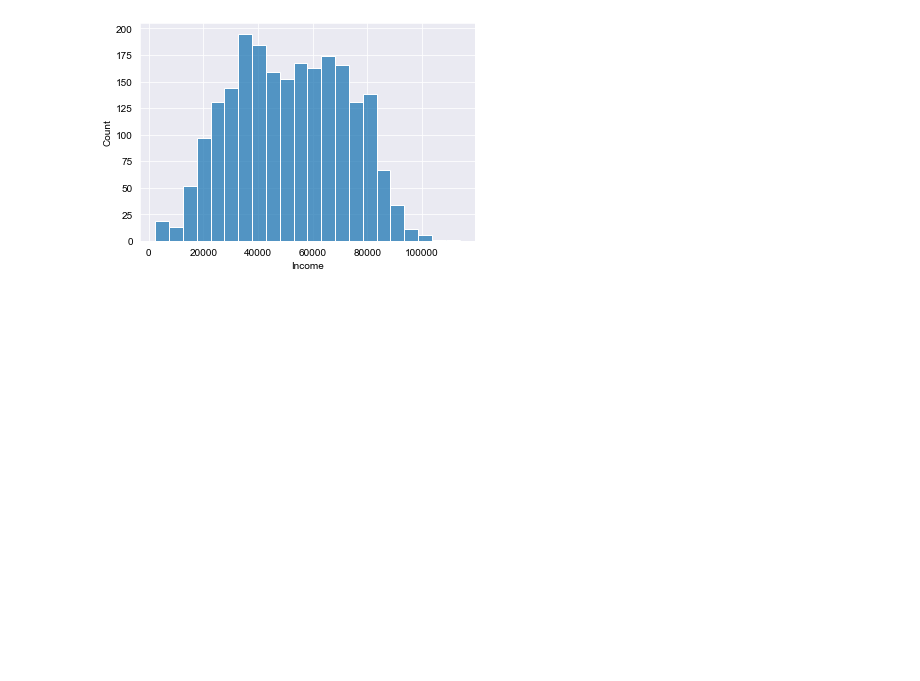
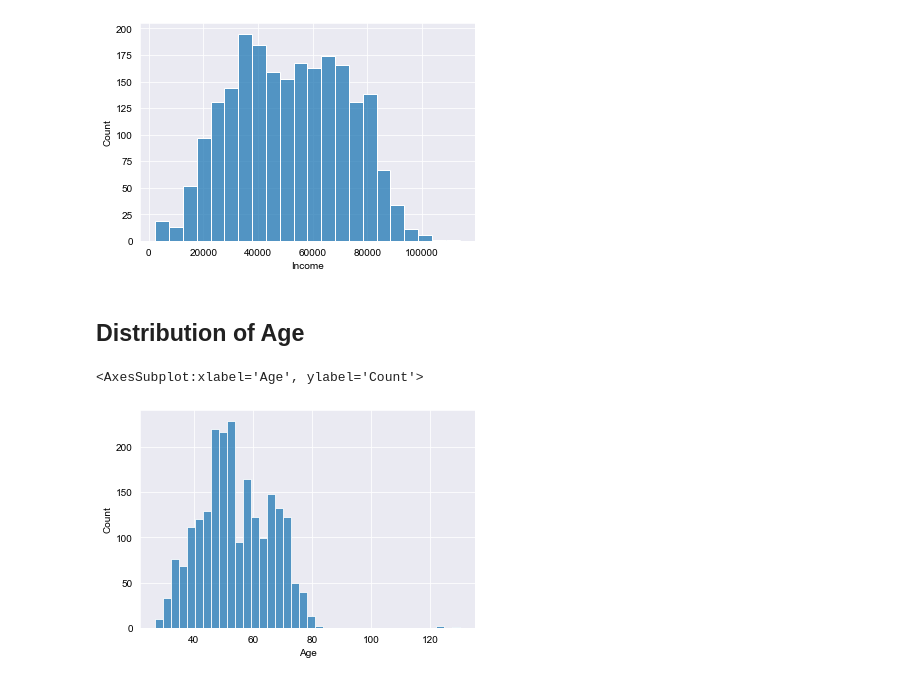
Before and after one commit to Michael-Austin-Mesa/grocer-marketing-project, a Jupyter notebook: explore.ipynb, the cells around one changed output. Cells and saved outputs as stored; diff of their text form; code cells hidden in the pictures; blank space fills up the shorter version.

```diff
--- a/explore.ipynb
+++ b/explore.ipynb
@@ -145,3 +145,10 @@ sns.histplot(df, x='Income')
 # %% [output]
 <AxesSubplot:xlabel='Income', ylabel='Count'>
 [figure]
+# %% [markdown]
+## Distribution of Age
+# %%
+sns.histplot(df, x="Age")
+# %% [output]
+<AxesSubplot:xlabel='Age', ylabel='Count'>
+[figure, added]
```
